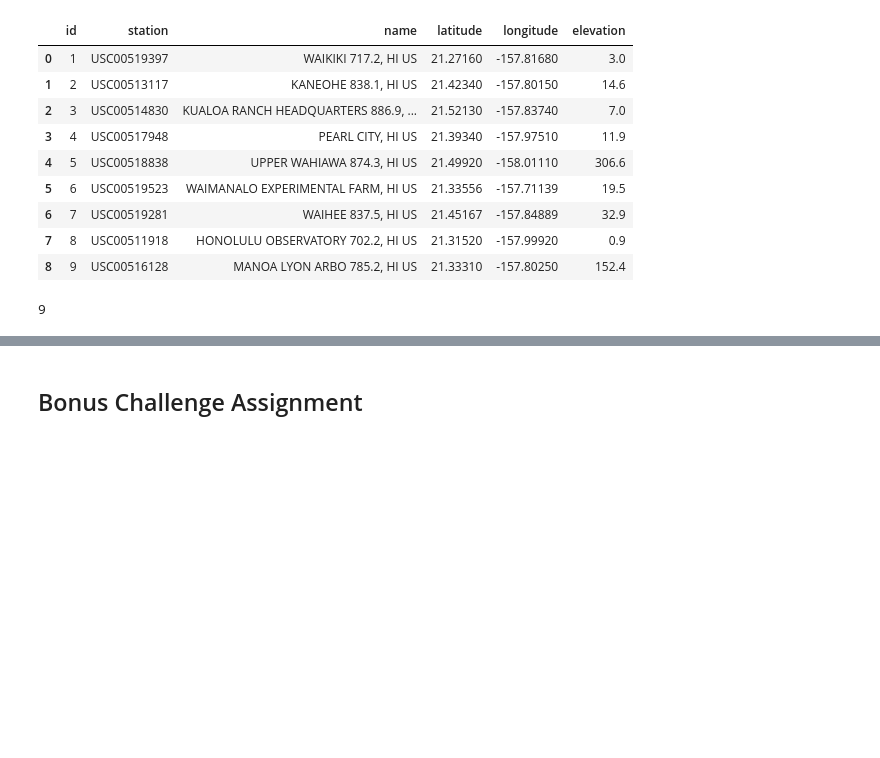
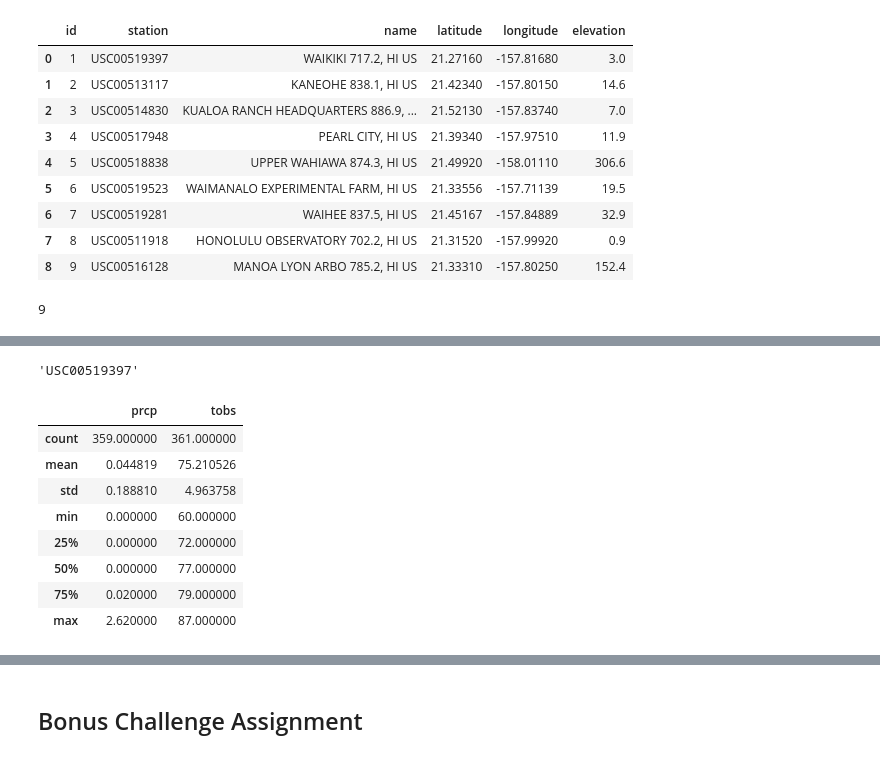
Before and after one commit to dhoa1712/SMU_Homework_Sep2020, a Jupyter notebook: 10-Advanced-Data-Storage-and-Retrieval/Submission/climate_starter.ipynb, the cells around one changed output, grey strips where cells are left out. Saved outputs shown, nothing was run; the diff lists cells and outputs as text; code cells hidden in the pictures; blank space fills up the shorter version.

```diff
--- a/10-Advanced-Data-Storage-and-Retrieval/Submission/climate_starter.ipynb
+++ b/10-Advanced-Data-Storage-and-Retrieval/Submission/climate_starter.ipynb
@@ -198,3 +251,8 @@ station_df["id"].nunique()
+# %%
+mostActive = df.groupby("station").size().sort_values(ascending=False).index[0]
+mostActive
+# %% [output]
+'USC00519397'
 # %%
 # Using the station id from the previous query, calculate the lowest temperature recorded,
 # highest temperature recorded, and average temperature of the most active station?
@@ -201,3 +260,15 @@ station_df["id"].nunique()
+# %%
+df_sub.describe()
+# %% [output]
+|  | prcp | tobs |
+| count | 359.000000 | 361.000000 |
+| mean | 0.044819 | 75.210526 |
+| std | 0.188810 | 4.963758 |
+| min | 0.000000 | 60.000000 |
+| 25% | 0.000000 | 72.000000 |
+| 50% | 0.000000 | 77.000000 |
+| 75% | 0.020000 | 79.000000 |
+| max | 2.620000 | 87.000000 |
 # %%
 # Choose the station with the highest number of temperature observations.
 # Query the last 12 months of temperature observation data for this station and plot the results as a histogram
```
Also changed, not shown: parts of 5 cells of this notebook.
